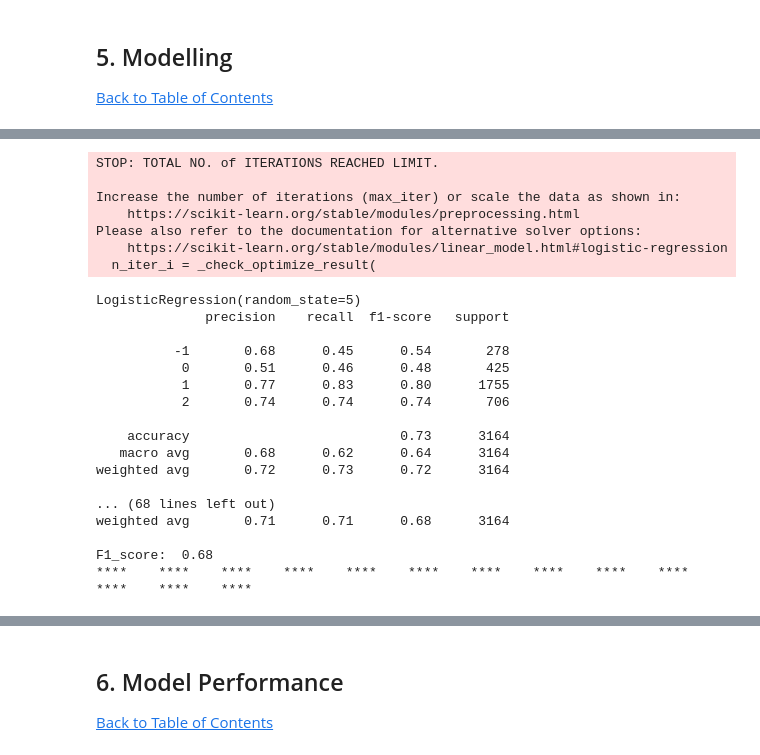
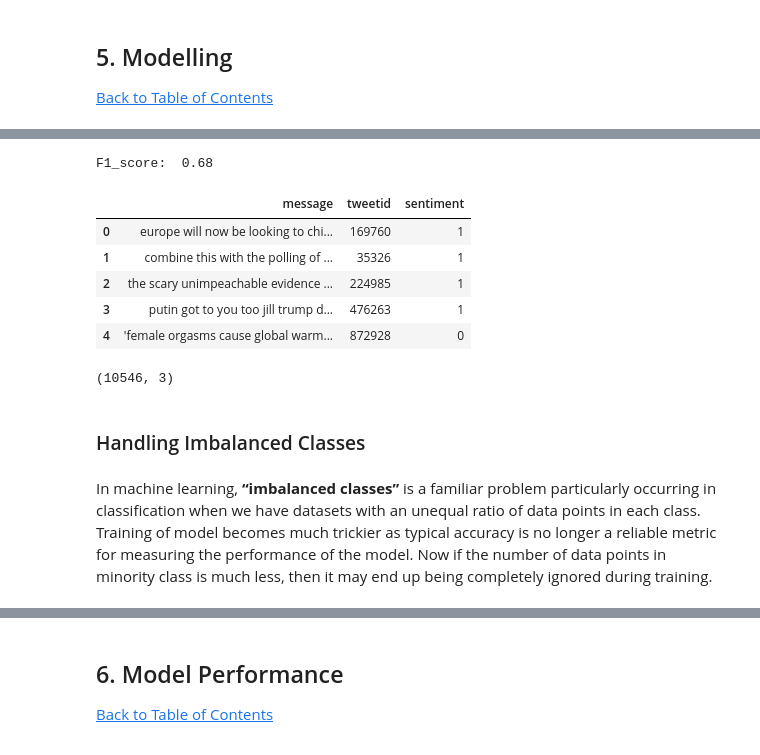
Before and after one commit to Classification-Team-CW5/Team-CW5-Notebook, a Jupyter notebook: Climate Change Beliefs Analysis.ipynb, the cells around one changed output, grey strips where cells are left out. Saved outputs shown, nothing was run; the diff lists cells and outputs as text; code cells hidden in the pictures.

```diff
--- a/Climate Change Beliefs Analysis.ipynb
+++ b/Climate Change Beliefs Analysis.ipynb
@@ -356,50 +321,32 @@ X_train, X_test, y_train, y_test = train_test_split(X, y, train_size=0.8, random
 # %%
-# Creating a list of all the models to train
-models = [
-          LogisticRegression(random_state = 5),
-          SVC(),
-          MultinomialNB(),
-          KNeighborsClassifier(),
-          DecisionTreeClassifier(max_depth=6),
-          RandomForestClassifier()
-         ]
+model_svc = SVC() # Define a Support Vector Machine algorithm
+model_svc.fit(X_train, y_train) # Fitting the model
+svc_pred = model_svc.predict(X_test) # Make predictions
-# %%
-# Fitting models onto the training data and predicting.
-for model in range(0, len(models)):
-    # define a pipeline to be nested and combined with other sklearn objects
-    pipe = Pipeline([('clf', models[model])])
-
-    # train the models
-    pipe.fit(X_train, y_train)
-    predictions = pipe.predict(X_test)
-
-    # display the results
-    print(models[model])
-    print(metrics.classification_report(y_test,predictions))
-    print('F1_score: ',round(metrics.f1_score(y_test,predictions, average = 'weighted'),2))
-    print('****\t****\t****\t****\t****\t****\t****\t****\t****\t****\t****\t****\t****')
-# %% [output]
-STOP: TOTAL NO. of ITERATIONS REACHED LIMIT.
-
-Increase the number of iterations (max_iter) or scale the data as shown in:
-    https://scikit-learn.org/stable/modules/preprocessing.html
-Please also refer to the documentation for alternative solver options:
-    https://scikit-learn.org/stable/modules/linear_model.html#logistic-regression
-  n_iter_i = _check_optimize_result(
-LogisticRegression(random_state=5)
-              precision    recall  f1-score   support
-
-          -1       0.68      0.45      0.54       278
-           0       0.51      0.46      0.48       425
-           1       0.77      0.83      0.80      1755
-           2       0.74      0.74      0.74       706
-
-    accuracy                           0.73      3164
-   macro avg       0.68      0.62      0.64      3164
-weighted avg       0.72      0.73      0.72      3164
-
-... (68 lines left out)
-weighted avg       0.71      0.71      0.68      3164
-
-F1_score:  0.68
-****    ****    ****    ****    ****    ****    ****    ****    ****    ****    ****    ****    ****
+# %%
+print('F1_score: ',round(metrics.f1_score(y_test,svc_pred, average = 'weighted'),4))
+# %% [output]
+F1_score:  0.68
+# %%
+testx = test['message'] #also transform x_test
+test_vect = vectorizer.transform(testx)
+# %%
+y_pred = model_svc.predict(test_vect) #predict model with transform test data
+# %%
+test['sentiment'] = y_pred
+# %%
+test.head()
+# %% [output]
+|  | message | tweetid | sentiment |
+| 0 | europe will now be looking to chi... | 169760 | 1 |
+| 1 | combine this with the polling of ... | 35326 | 1 |
+| 2 | the scary unimpeachable evidence ... | 224985 | 1 |
+| 3 | putin got to you too jill trump d... | 476263 | 1 |
+| 4 | 'female orgasms cause global warm... | 872928 | 0 |
+# %%
+test.shape
+# %% [output]
+(10546, 3)
+# %% [markdown]
+### Handling Imbalanced Classes
+# %% [markdown]
+In machine learning, **“imbalanced classes”** is a familiar problem particularly occurring in classification when we have datasets with an unequal ratio of data points in each class. Training of model becomes much trickier as typical accuracy is no longer a reliable metric for measuring the performance of the model. Now if the number of data points in minority class is much less, then it may end up being completely ignored during training.
```
Also changed, not shown: parts of 36 cells of this notebook.
